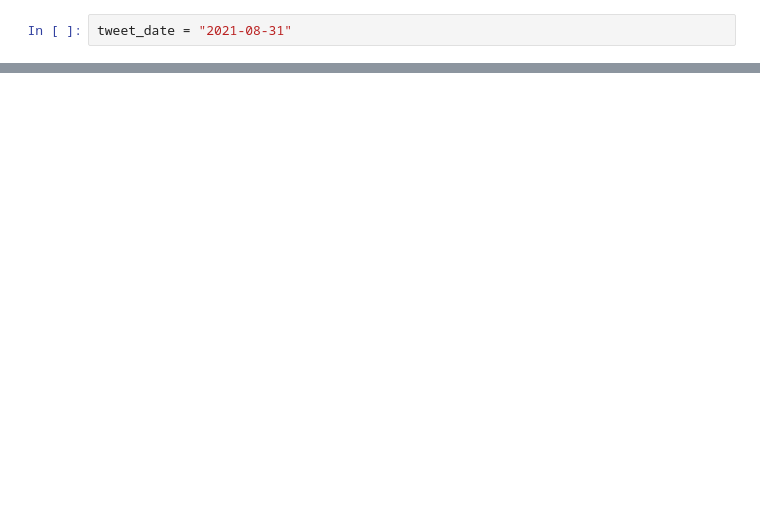
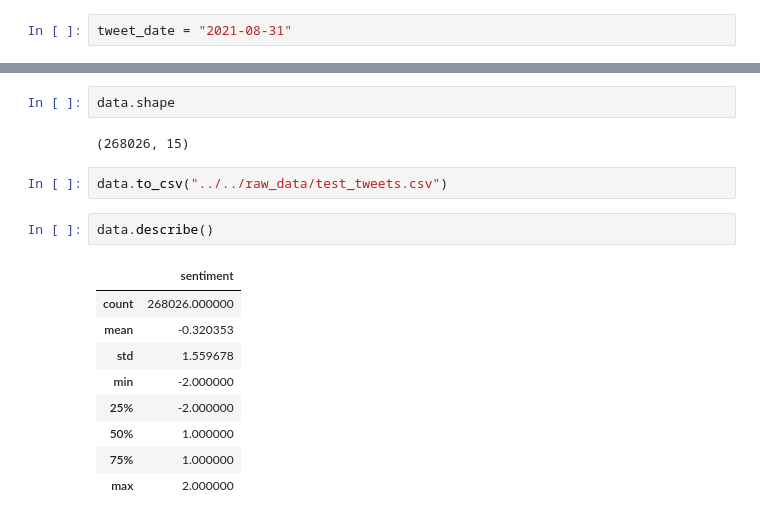
Before and after one commit to NicolasBuehringer/project_delphi, a Jupyter notebook: notebooks/04philipp/Untitled.ipynb, the cells around one changed output, grey strips where cells are left out. Saved outputs shown, nothing was run; the diff lists cells and outputs as text; blank space fills up the shorter version.

```diff
--- a/notebooks/04philipp/Untitled.ipynb
+++ b/notebooks/04philipp/Untitled.ipynb
@@ -92 +106,19 @@ data = pd.read_csv("/Users/philippheitmann/Downloads/fixing_bug.csv" , linetermi
+# %%
+data.shape
+# %% [output]
+(268026, 15)
+# %%
+data.to_csv("../../raw_data/test_tweets.csv")
+# %%
+data.describe()
+# %% [output]
+|  | sentiment |
+| count | 268026.000000 |
+| mean | -0.320353 |
+| std | 1.559678 |
+| min | -2.000000 |
+| 25% | -2.000000 |
+| 50% | 1.000000 |
+| 75% | 1.000000 |
+| max | 2.000000 |
 # %%
```
Also changed, not shown: parts of 7 cells of this notebook.
